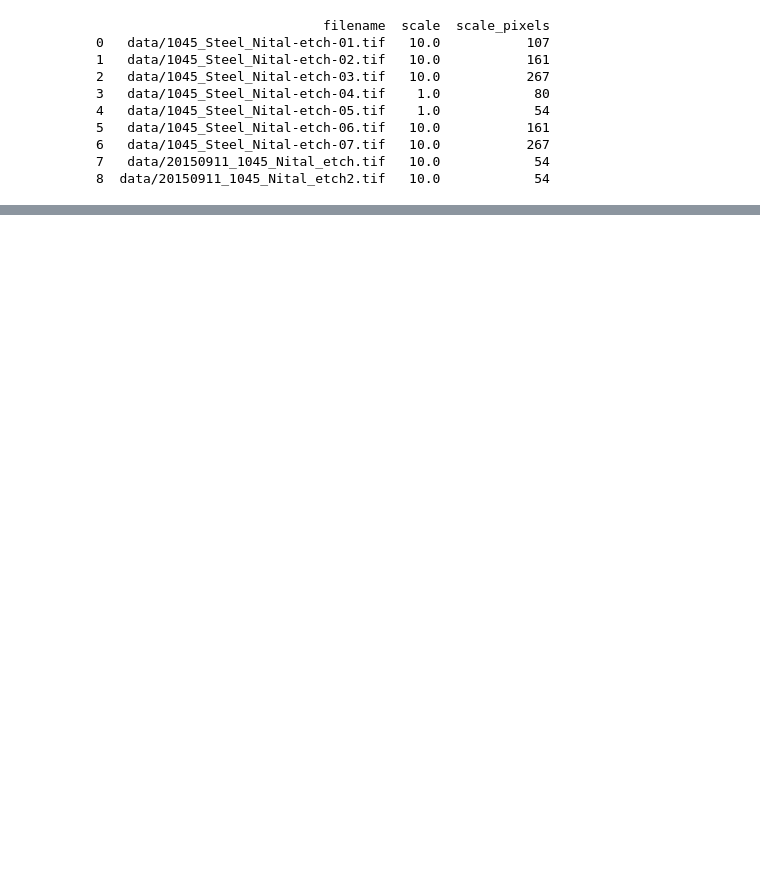
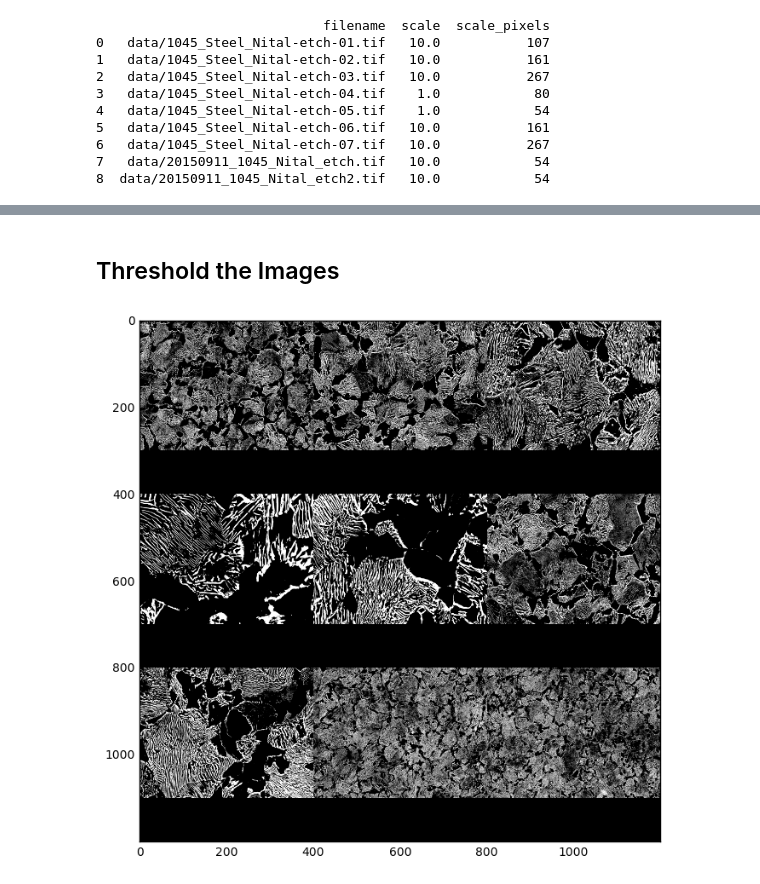
Before and after one commit to wd15/sem-image-stats, a Jupyter notebook: index.ipynb, the cells around one changed output, grey strips where cells are left out. Drawn from its saved outputs; the diff is of its cells as text; code cells hidden in the pictures; blank space fills up the shorter version.

```diff
--- a/index.ipynb
+++ b/index.ipynb
@@ -212,0 +215,34 @@ http://scikit-image.org/docs/dev/auto_examples/plot_otsu.html
+# %% [markdown]
+## Threshold the Images
+# %%
+thresh_image = fcompose(
+    crop,
+    get(0),
+    np.array,
+    lambda data: data if len(data.shape) == 2 else data[...,0],
+    lambda data: (data > threshold_otsu(data)).astype(float)
+)
+
+thresh_images = fcompose(
+    lambda df: df['filename'],
+    map(thresh_image),
+)
+
+to_pil = lambda data: PIL.Image.fromarray(np.uint8(data * 255))
+
+make_thumb = fcompose(
+    make_df,
+    thresh_images,
+    map(to_pil),
+    list,
+    combine_image(1200),
+    np.array
+)
+
+
+fig, ax = plt.subplots(figsize=(7, 7))
+ax.imshow(make_thumb("data/*.tif"))
+fig.tight_layout()
+fig.show()
+# %% [output]
+[figure, added]
```
Also changed, not shown: parts of 20 cells of this notebook.
